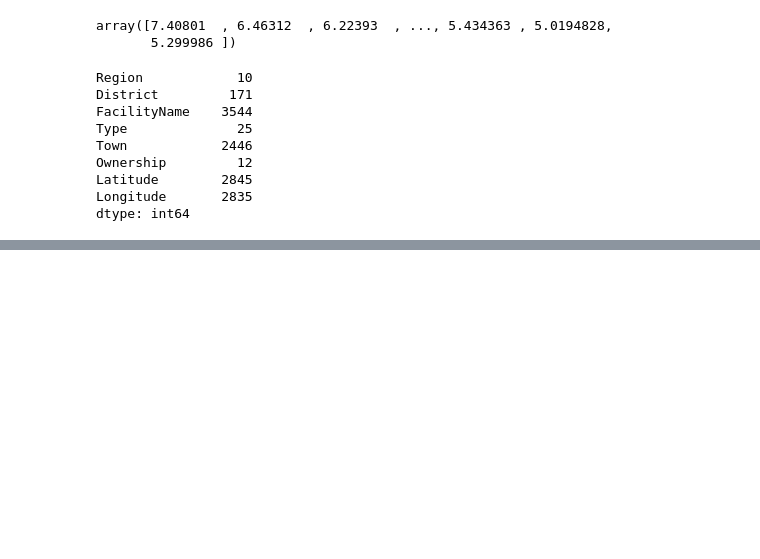
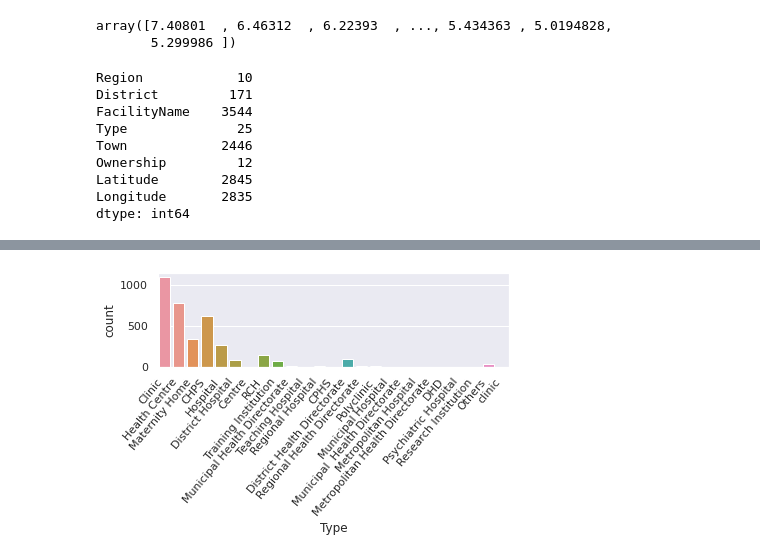
Before and after one commit to Drey-Tee/Data-Analysis, a Jupyter notebook: Ghana_Health_Facilities.ipynb, the cells around one changed output, grey strips where cells are left out. Drawn from its saved outputs; the diff is of its cells as text; code cells hidden in the pictures; blank space fills up the shorter version.

```diff
--- a/Ghana_Health_Facilities.ipynb
+++ b/Ghana_Health_Facilities.ipynb
@@ -139,0 +202,10 @@ dtype: int64
+# %%
+#plotting a bar graph to show the count of the various facility types in the country
+sns.set_theme(style="darkgrid")
+health_facility_types = health
+ax = sns.countplot(x=health["Type"], data=health_facility_types)
+ax.set_xticklabels(ax.get_xticklabels(), rotation=50, ha="right")
+plt.tight_layout()
+plt.show()
+# %% [output]
+[figure, added]
```
Also changed, not shown: parts of 6 cells of this notebook.
